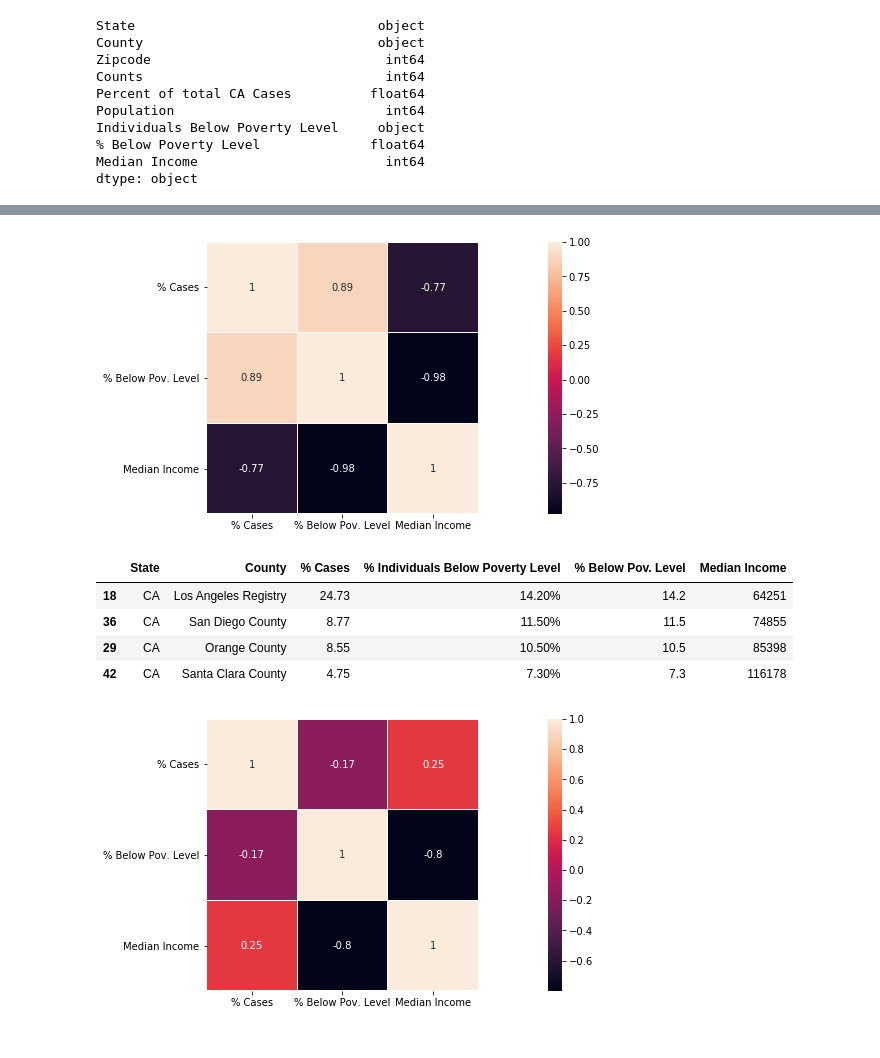
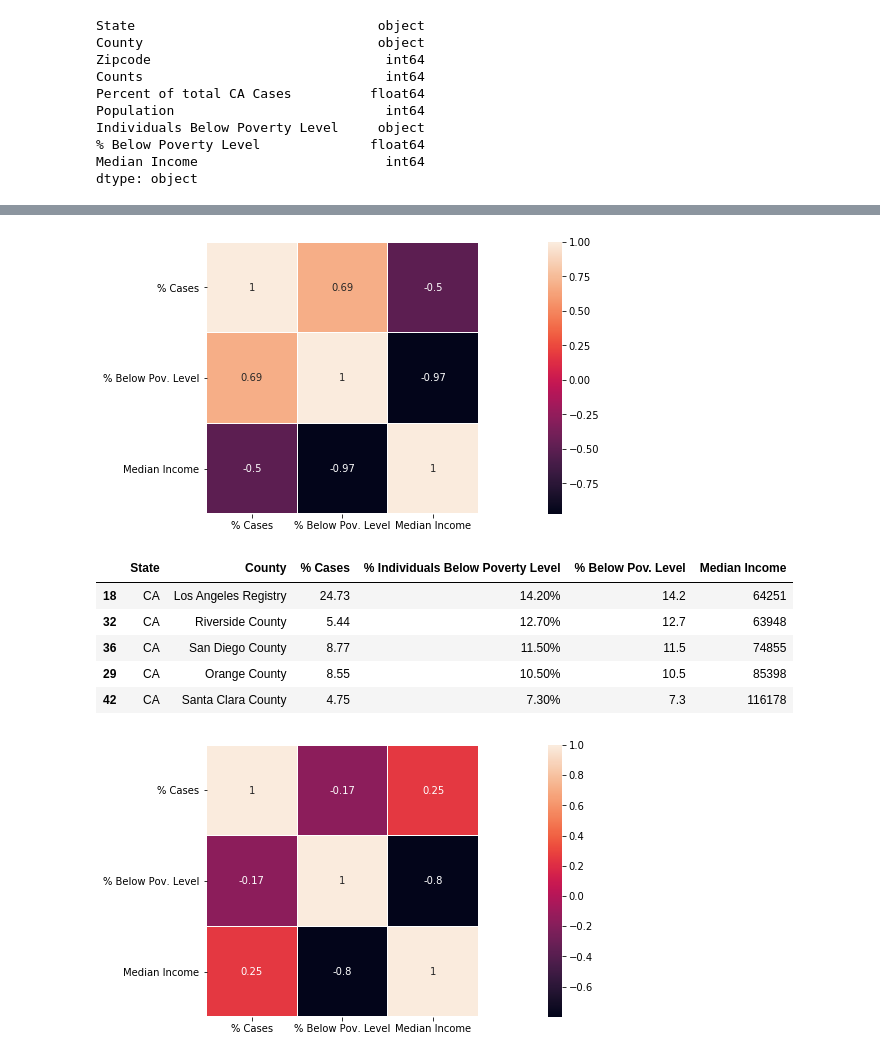
Before and after one commit to shilpakjha/breast_cancer_data_analysis, a Jupyter notebook: bc_analysis_dec2020.ipynb, the cells around one changed output, grey strips where cells are left out. Drawn from its saved outputs; the diff is of its cells as text; code cells hidden in the pictures.

```diff
--- a/bc_analysis_dec2020.ipynb
+++ b/bc_analysis_dec2020.ipynb
@@ -1245,34 +1245,36 @@ memory usage: 4.2+ KB
 # %%
 # Analysis 17 -  BC Cases by County in CA
 
 caseer18_bc_drop = caseer18_bc.drop(columns = ['Zipcode', 'Counts', 'Population'])
 caseer18_bc_drop.rename(columns = {
     'Percent of total CA Cases': '% Cases',
     '% Below Poverty Level': '% Below Pov. Level',
 'Individuals Below Poverty Level': '% Individuals Below Poverty Level'}, inplace = True)
 
 caseer18_bc_drop
 caseer18_bc_minus_counts = caseer18_bc_drop.copy()
 caseer18_bc_only_4counties = caseer18_bc_minus_counts[(caseer18_bc_minus_counts["County"] == "Los Angeles Registry") |
                                                       (caseer18_bc_minus_counts["County"] == "San Diego County") |
                                               (caseer18_bc_minus_counts["County"] == "Orange County") |
-                                             (caseer18_bc_minus_counts["County"] == "Santa Clara County")]
+                                             (caseer18_bc_minus_counts["County"] == "Riverside County") |
+                                               (caseer18_bc_minus_counts["County"] == "Santa Clara County")]
 
 
 # Correlation evaluation between income, poverty level and number of cases for LA, SC, and Orange county
 
 plt.figure(figsize = (25, 5))
 sns.heatmap(caseer18_bc_only_4counties.corr(), square = True,
             annot = True,
             linewidths=0.1,vmax=1.0, linecolor='white',
             annot_kws={'fontsize':10 })
 plt.show()
 caseer18_bc_only_4counties.sort_values(ascending = False, by = '% Below Pov. Level', inplace = True)
 caseer18_bc_only_4counties
 # %% [output]
-[figure, old version]
+[figure, new version]
 |  | State | County | % Cases | % Individuals Below Poverty Level | % Below Pov. Level | Median Income |
 | 18 | CA | Los Angeles Registry | 24.73 | 14.20% | 14.2 | 64251 |
+| 32 | CA | Riverside County | 5.44 | 12.70% | 12.7 | 63948 |
 | 36 | CA | San Diego County | 8.77 | 11.50% | 11.5 | 74855 |
 | 29 | CA | Orange County | 8.55 | 10.50% | 10.5 | 85398 |
 | 42 | CA | Santa Clara County | 4.75 | 7.30% | 7.3 | 116178 |
```
Also changed, not shown: parts of 15 cells of this notebook.
